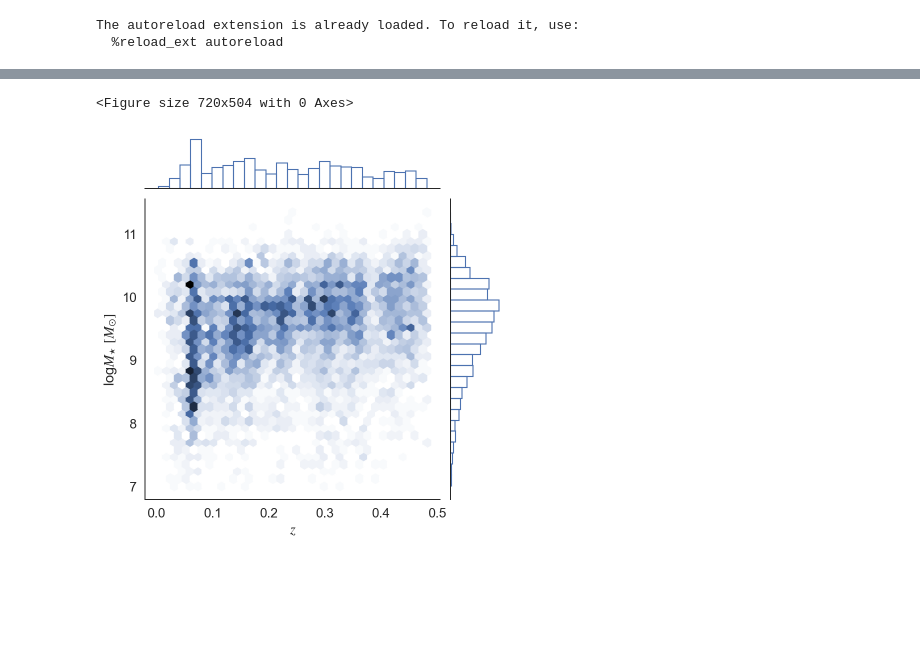
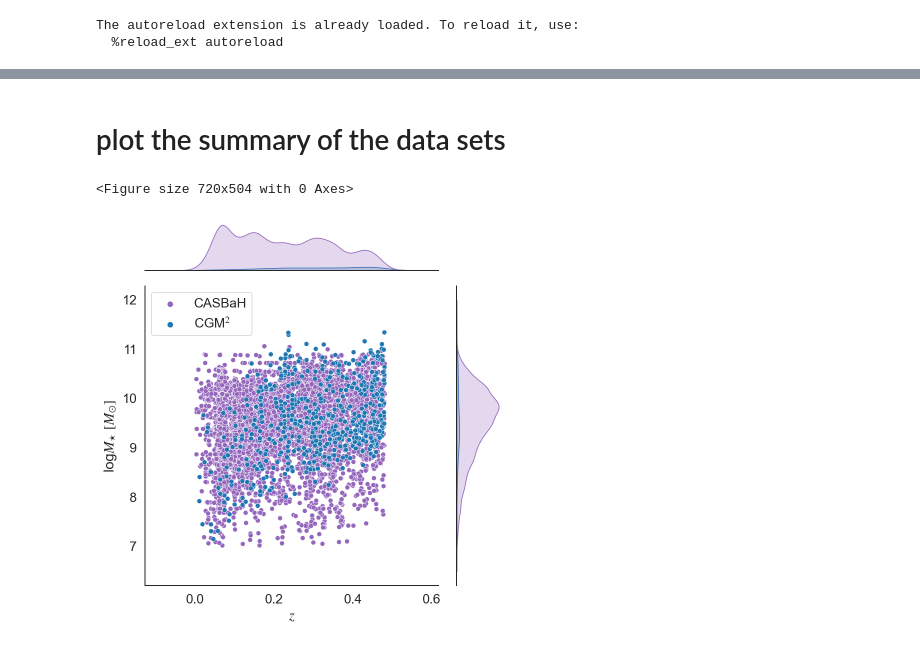
Before and after one commit to mattcwilde/1halo2halo, a Jupyter notebook: haloclustering/plotting/plots.ipynb, the cells around one changed output, grey strips where cells are left out. Drawn from its saved outputs; the diff is of its cells as text; code cells hidden in the pictures; blank space fills up the shorter version.

Commit message:
figures for the paper all in one place

```diff
--- a/haloclustering/plotting/plots.ipynb
+++ b/haloclustering/plotting/plots.ipynb
@@ -70,25 +54,33 @@ df
+# %%
+df['survey'] = np.where(df.user == 'mwilde', r"CGM$^2$", r"CASBaH")
 # %%
 dfnew = df.copy()
+# %% [markdown]
+# plot the summary of the data sets
 # %%
 joint_kws=dict(gridsize=30)
 plt.figure(figsize=(10,7))
 
 
 # df.sort_values("survey", inplace=True)
 
-
+dfnew.sort_values('survey', inplace=True)
 sns.set_theme(style="ticks")
 s = [r'$z$', r'log$M_{\star}$ $[M_{\odot}]$']
 with sns.axes_style('white'):
     sns.set_context("paper", font_scale=1.5)
 
-    g = sns.jointplot(data=df,
-                      x="z", y="logm",
-                      kind="hex",
-                      marginal_kws=dict(bins=25, fill=False))
+    g = sns.jointplot(data=dfnew, x="z", y="logm", hue='survey',
+                    palette=["tab:purple", "tab:blue"],
+                    legend=True)
 
     g.set_axis_labels(s[0], s[1])
-    plt.savefig('combined_data_mass_z.png');
+    # g.fig.get_axes()[0].legend([r'CGM$^2$', r'CASBaH'], loc='upper left')
+    ax = g.fig.get_axes()[0]
+    handles, labels = ax.get_legend_handles_labels()
+    ax.legend(handles=handles, labels=labels)
+    plt.tight_layout()
+    plt.savefig('../figures/combined_data_mass_z.png', png=300);
 # %% [output]
 <Figure size 720x504 with 0 Axes>
-[figure, old version]
+[figure, new version]
```
Also changed, not shown: parts of 38 cells of this notebook.
